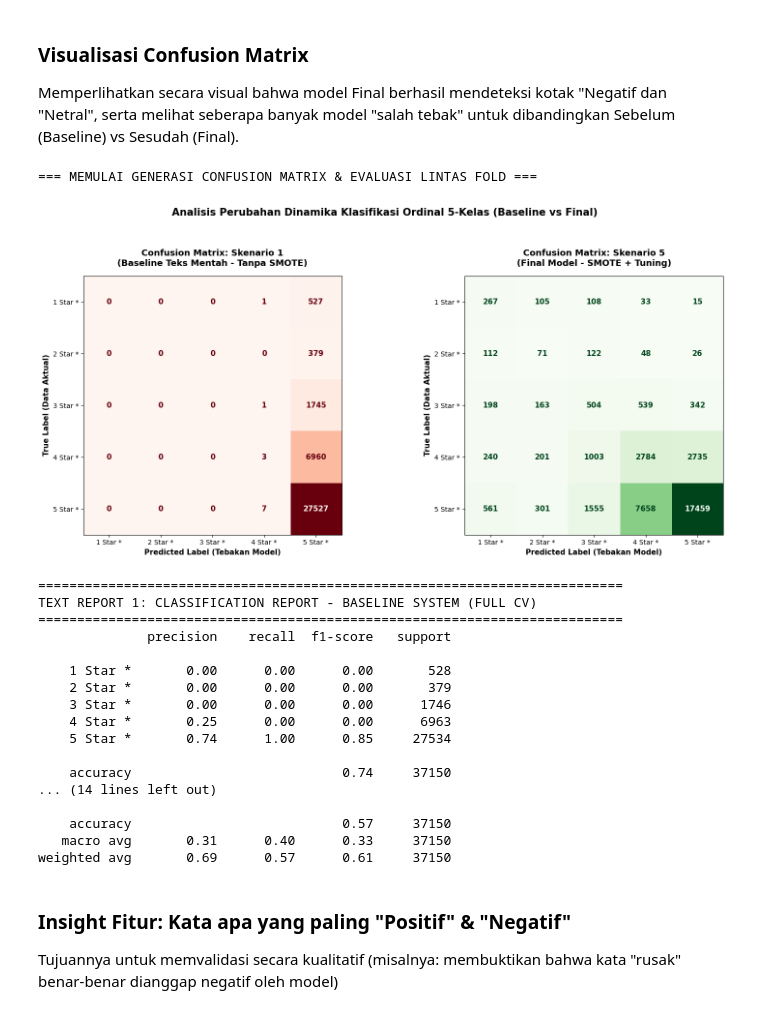
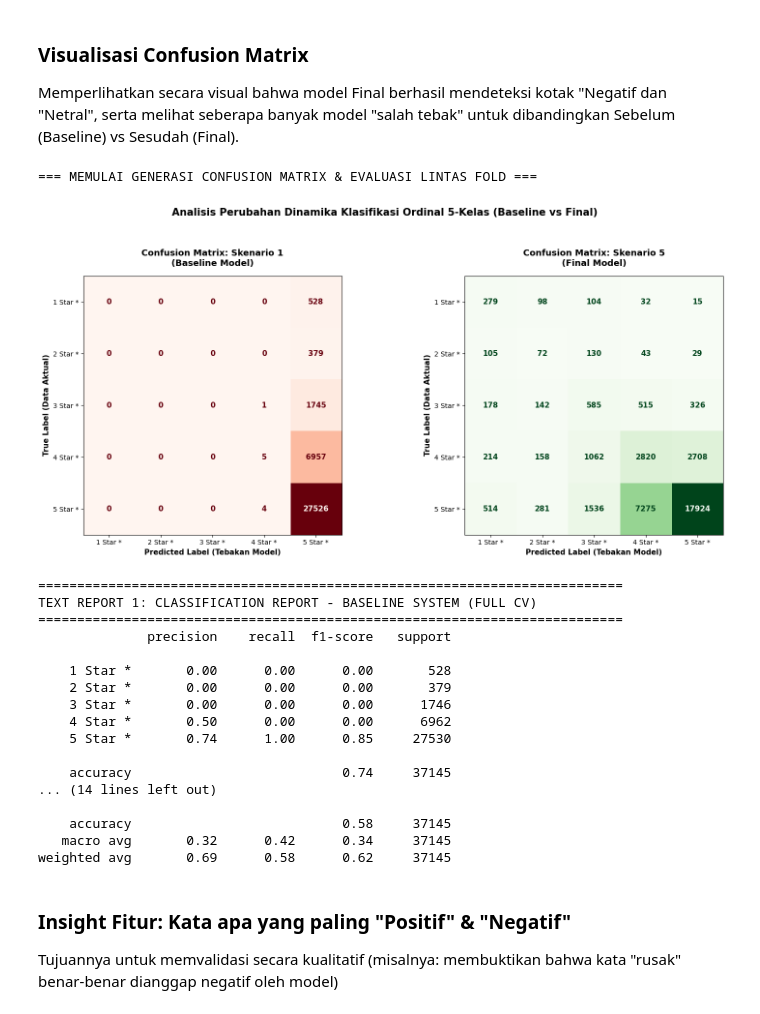
Before and after one commit to erlangga-g/NB_AnalisiSentimen, a Jupyter notebook: NB_SentimentAnalysis_Skripsi_2.ipynb, the cells around one changed output. Saved outputs shown, nothing was run; the diff lists cells and outputs as text; code cells hidden in the pictures.

```diff
--- a/NB_SentimentAnalysis_Skripsi_2.ipynb
+++ b/NB_SentimentAnalysis_Skripsi_2.ipynb
@@ -641,20 +667,27 @@ except LookupError:
     nltk.download('punkt')
 
 # Inisialisasi daftar stopword bahasa Indonesia standar
-stop_words = set(stopwords. words('indonesian'))
+stop_words = set(stopwords.words('indonesian'))
 
-# Modifikasi Stopword:  Mempertahankan Kata Negasi
-negation_keep = {'tidak', 'tak', 'bukan', 'jangan', 'belum', 'kurang'}
-for word in negation_keep:
-    if word in stop_words:
-        stop_words.remove(word)
+# Modifikasi Stopword: Mempertahankan Kata Kunci Rating 5-Kelas
+important_keep = {
+    'tidak', 'tak', 'bukan', 'jangan', 'belum', 'kurang',
+    'tapi', 'cuma', 'namun', 'walau', 'meski', 'padahal', 'cuman',
+    'banget', 'sangat', 'sekali', 'agak', 'lumayan', 'super', 'paling',
+}
 
-# Penambahan Stopword Kustom
+# Hapus kata-kata penting di atas dari daftar stopword
+stop_words = stop_words - important_keep
+
+# Penambahan Stopword Kustom (Noise murni e-commerce)
 custom_stopwords = [
     'nya', 'an', 'deh', 'amp', 'ya', 'a', 'sih', 'dong', 'tuh',
     'lah', 'pun', 'yuk', 'yang', 'dan', 'di', 'ke', 'dari', 'dg', 'rt'
 ]
 stop_words.update(custom_stopwords)
+
+# Proteksi ganda
+stop_words = stop_words - important_keep
 
 def remove_stopwords(text):
     """
@@ -664,7 +697,7 @@ def remove_stopwords(text):
         return []
 
     tokens = word_tokenize(text)
-    filtered_words = [w for w in tokens if w not in stop_words]
+    filtered_words = [w for w in tokens if w not in stop_words and len(w) > 1]
 
     return filtered_words
 
@@ -1768,7 +1796,7 @@ cm_baseline = confusion_matrix(y_actual_rating, pred_baseline_cv, labels=labels_
 disp_baseline = ConfusionMatrixDisplay(confusion_matrix=cm_baseline, display_labels=display_labels)
 disp_baseline.plot(cmap='Reds', ax=ax[0], colorbar=False)
 
-ax[0].set_title('Confusion Matrix: Skenario 1\n(Baseline Teks Mentah - Tanpa SMOTE)',
+ax[0].set_title('Confusion Matrix: Skenario 1\n(Baseline Model)',
                 fontsize=13, fontweight='bold', pad=15)
 ax[0].set_xlabel('Predicted Label (Tebakan Model)', fontsize=11, fontweight='bold')
 ax[0].set_ylabel('True Label (Data Aktual)', fontsize=11, fontweight='bold')
@@ -1785,37 +1813,37 @@ cm_final = confusion_matrix(y_actual_rating, pred_final_cv, labels=labels_rating
 disp_final = ConfusionMatrixDisplay(confusion_matrix=cm_final, display_labels=display_labels)
 disp_final.plot(cmap='Greens', ax=ax[1], colorbar=False)
 
-ax[1].set_title('Confusion Matrix: Skenario 5\n(Final Model - SMOTE + Tuning)',
+ax[1].set_title('Confusion Matrix: Skenario 5\n(Final Model)',
                 fontsize=13, fontweight='bold', pad=15)
 ax[1].set_xlabel('Predicted Label (Tebakan Model)', fontsize=11, fontweight='bold')
 ax[1].set_ylabel('True Label (Data Aktual)', fontsize=11, fontweight='bold')
 ax[1].tick_params(axis='both', labelsize=10)
 
 for text in disp_final.text_.ravel():
     text.set_fontsize(11)
     text.set_fontweight('bold')
 
 plt.suptitle('Analisis Perubahan Dinamika Klasifikasi Ordinal 5-Kelas (Baseline vs Final)',
             fontsize=15, fontweight='bold',y=1.05)
 
 plt.subplots_adjust(wspace=0.25)
 plt.tight_layout()
 plt.show()
 
 # --- HASIL ---
 print("\n" + "="*75)
 print("TEXT REPORT 1: CLASSIFICATION REPORT - BASELINE SYSTEM (FULL CV)")
 print("="*75)
 # Target names disesuaikan dengan representasi label rating 1-5
 print(classification_report(y_actual_rating, pred_baseline_cv, target_names=display_labels))
 
 print("\n" + "="*75)
 print("TEXT REPORT 2: CLASSIFICATION REPORT - FINAL OPTIMIZED SYSTEM (FULL CV)")
 print("="*75)
 print(classification_report(y_actual_rating, pred_final_cv, target_names=display_labels))
 # %% [output]
 === MEMULAI GENERASI CONFUSION MATRIX & EVALUASI LINTAS FOLD ===
-[figure, old version]
+[figure, new version]
 ===========================================================================
 TEXT REPORT 1: CLASSIFICATION REPORT - BASELINE SYSTEM (FULL CV)
 ===========================================================================
@@ -1824,15 +1852,15 @@ TEXT REPORT 1: CLASSIFICATION REPORT - BASELINE SYSTEM (FULL CV)
     1 Star *       0.00      0.00      0.00       528
     2 Star *       0.00      0.00      0.00       379
     3 Star *       0.00      0.00      0.00      1746
-    4 Star *       0.25      0.00      0.00      6963
-    5 Star *       0.74      1.00      0.85     27534
+    4 Star *       0.50      0.00      0.00      6962
+    5 Star *       0.74      1.00      0.85     27530
 
-    accuracy                           0.74     37150
+    accuracy                           0.74     37145
 ... (14 lines left out)
 
-    accuracy                           0.57     37150
-   macro avg       0.31      0.40      0.33     37150
-weighted avg       0.69      0.57      0.61     37150
+    accuracy                           0.58     37145
+   macro avg       0.32      0.42      0.34     37145
+weighted avg       0.69      0.58      0.62     37145
 # %% [markdown]
 **<h3>Insight Fitur: Kata apa yang paling "Positif" & "Negatif"</h3>**
 Tujuannya untuk memvalidasi secara kualitatif (misalnya: membuktikan bahwa kata "rusak" benar-benar dianggap negatif oleh model)
```
Also changed, not shown: parts of 17 cells of this notebook, 4 other files.
